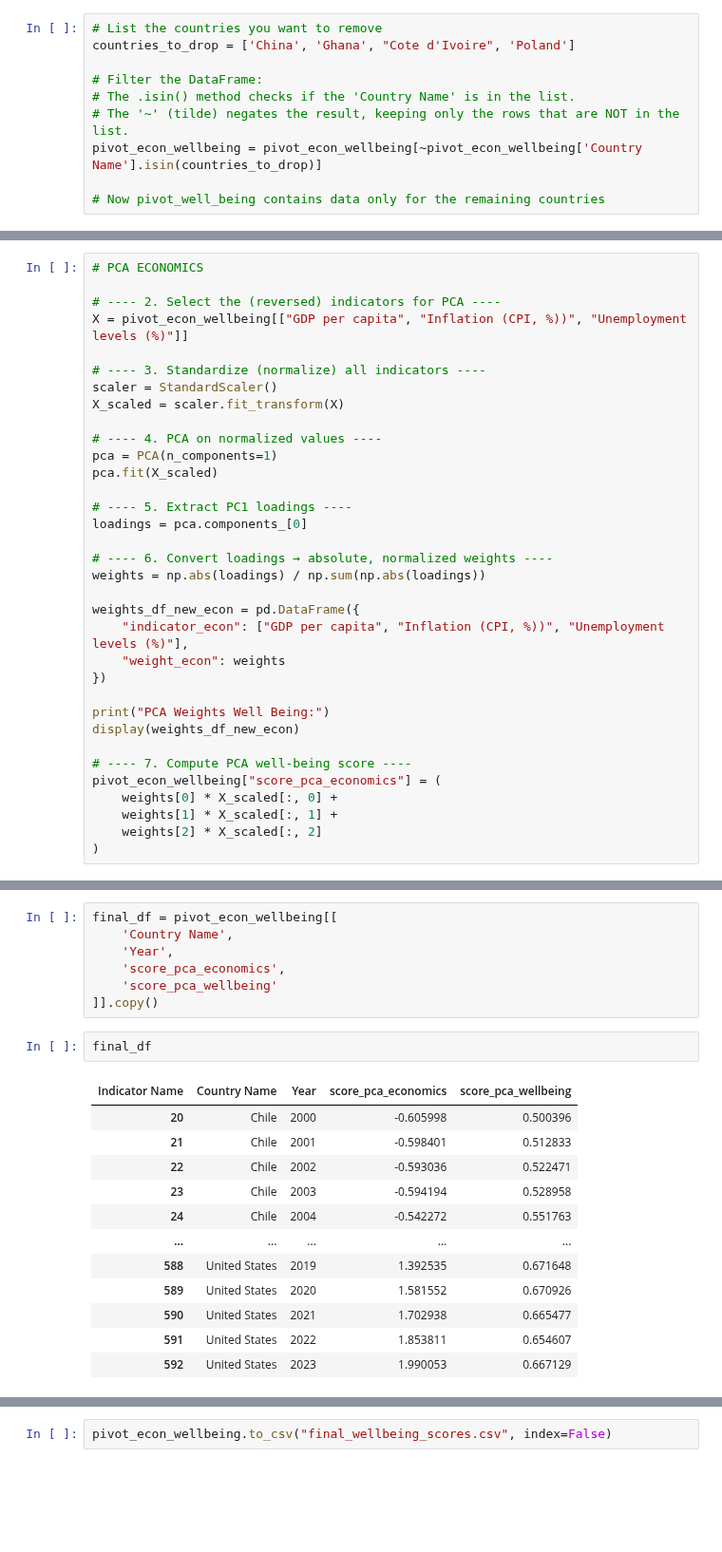
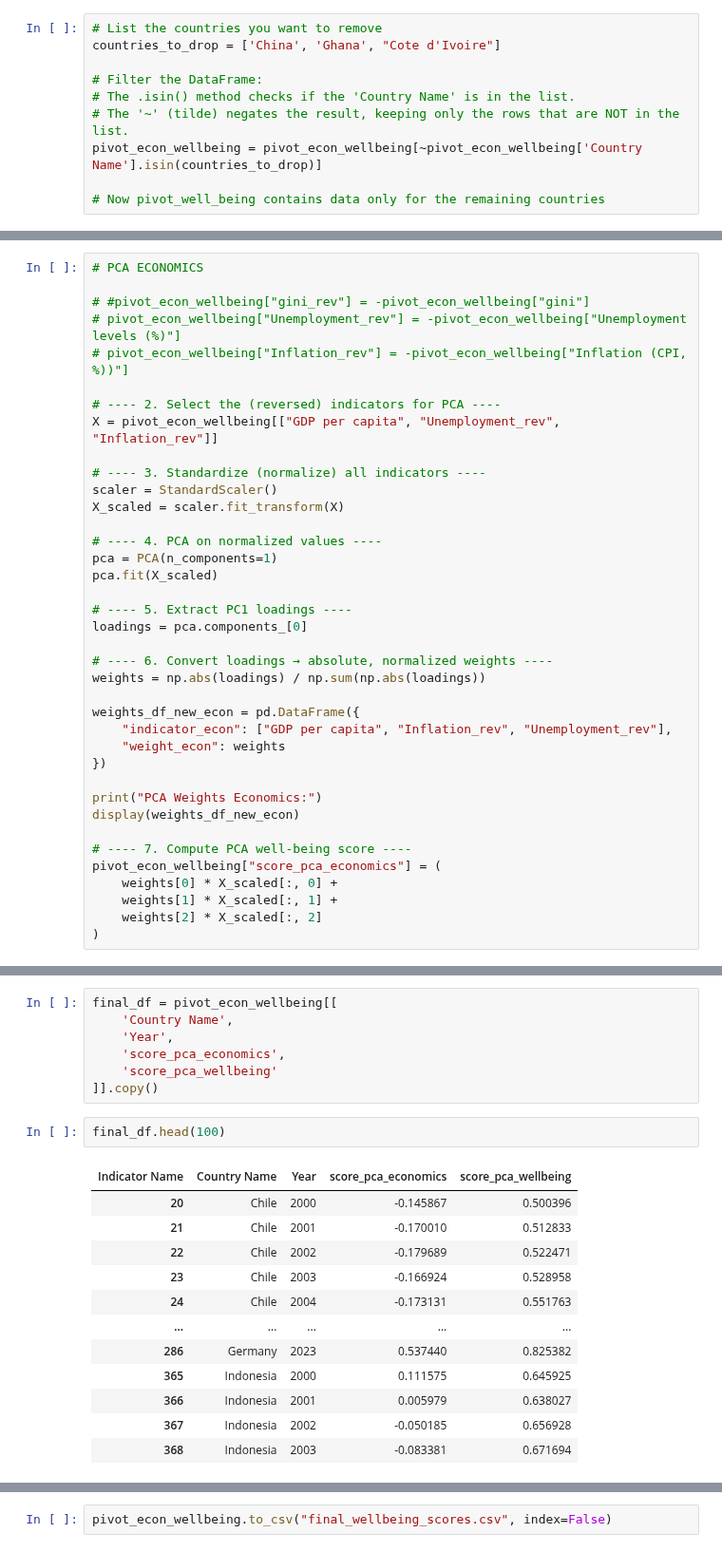
Before and after one commit to MDYCK12/Well-Being-Economics-, a Jupyter notebook: Notebooks/Katharina2 copy.ipynb, the cells around one changed output, grey strips where cells are left out. Shown at 95% size. Drawn from its saved outputs; the diff is of its cells as text; blank space fills up the shorter version.

```diff
--- a/Notebooks/Katharina2 copy.ipynb
+++ b/Notebooks/Katharina2 copy.ipynb
@@ -126,6 +126,6 @@ pivot_econ_wellbeing
 # %%
 # List the countries you want to remove
-countries_to_drop = ['China', 'Ghana', "Cote d'Ivoire", 'Poland']
+countries_to_drop = ['China', 'Ghana', "Cote d'Ivoire"]
 
 # Filter the DataFrame:
 # The .isin() method checks if the 'Country Name' is in the list.
@@ -324,8 +316,12 @@ fig.show()
 # %%
 # PCA ECONOMICS
 
+# #pivot_econ_wellbeing["gini_rev"] = -pivot_econ_wellbeing["gini"]
+# pivot_econ_wellbeing["Unemployment_rev"] = -pivot_econ_wellbeing["Unemployment levels (%)"]
+# pivot_econ_wellbeing["Inflation_rev"] = -pivot_econ_wellbeing["Inflation (CPI, %))"]
+
 # ---- 2. Select the (reversed) indicators for PCA ----
-X = pivot_econ_wellbeing[["GDP per capita", "Inflation (CPI, %))", "Unemployment levels (%)"]]
+X = pivot_econ_wellbeing[["GDP per capita", "Unemployment_rev", "Inflation_rev"]]
 
 # ---- 3. Standardize (normalize) all indicators ----
 scaler = StandardScaler()
@@ -342,11 +338,11 @@ loadings = pca.components_[0]
 weights = np.abs(loadings) / np.sum(np.abs(loadings))
 
 weights_df_new_econ = pd.DataFrame({
-    "indicator_econ": ["GDP per capita", "Inflation (CPI, %))", "Unemployment levels (%)"],
+    "indicator_econ": ["GDP per capita", "Inflation_rev", "Unemployment_rev"],
     "weight_econ": weights
 })
 
-print("PCA Weights Well Being:")
+print("PCA Weights Economics:")
 display(weights_df_new_econ)
 
 # ---- 7. Compute PCA well-being score ----
@@ -378,17 +374,17 @@ final_df = pivot_econ_wellbeing[[
     'score_pca_wellbeing'
 ]].copy()
 # %%
-final_df
+final_df.head(100)
 # %% [output]
 | Indicator Name | Country Name | Year | score_pca_economics | score_pca_wellbeing |
-| 20 | Chile | 2000 | -0.605998 | 0.500396 |
-| 21 | Chile | 2001 | -0.598401 | 0.512833 |
-| 22 | Chile | 2002 | -0.593036 | 0.522471 |
-| 23 | Chile | 2003 | -0.594194 | 0.528958 |
-| 24 | Chile | 2004 | -0.542272 | 0.551763 |
+| 20 | Chile | 2000 | -0.145867 | 0.500396 |
+| 21 | Chile | 2001 | -0.170010 | 0.512833 |
+| 22 | Chile | 2002 | -0.179689 | 0.522471 |
+| 23 | Chile | 2003 | -0.166924 | 0.528958 |
+| 24 | Chile | 2004 | -0.173131 | 0.551763 |
 | ... | ... | ... | ... | ... |
-| 588 | United States | 2019 | 1.392535 | 0.671648 |
-| 589 | United States | 2020 | 1.581552 | 0.670926 |
-| 590 | United States | 2021 | 1.702938 | 0.665477 |
-| 591 | United States | 2022 | 1.853811 | 0.654607 |
-| 592 | United States | 2023 | 1.990053 | 0.667129 |
+| 286 | Germany | 2023 | 0.537440 | 0.825382 |
+| 365 | Indonesia | 2000 | 0.111575 | 0.645925 |
+| 366 | Indonesia | 2001 | 0.005979 | 0.638027 |
+| 367 | Indonesia | 2002 | -0.050185 | 0.656928 |
+| 368 | Indonesia | 2003 | -0.083381 | 0.671694 |
```
Also changed, not shown: parts of 11 cells of this notebook, 1 other file.
